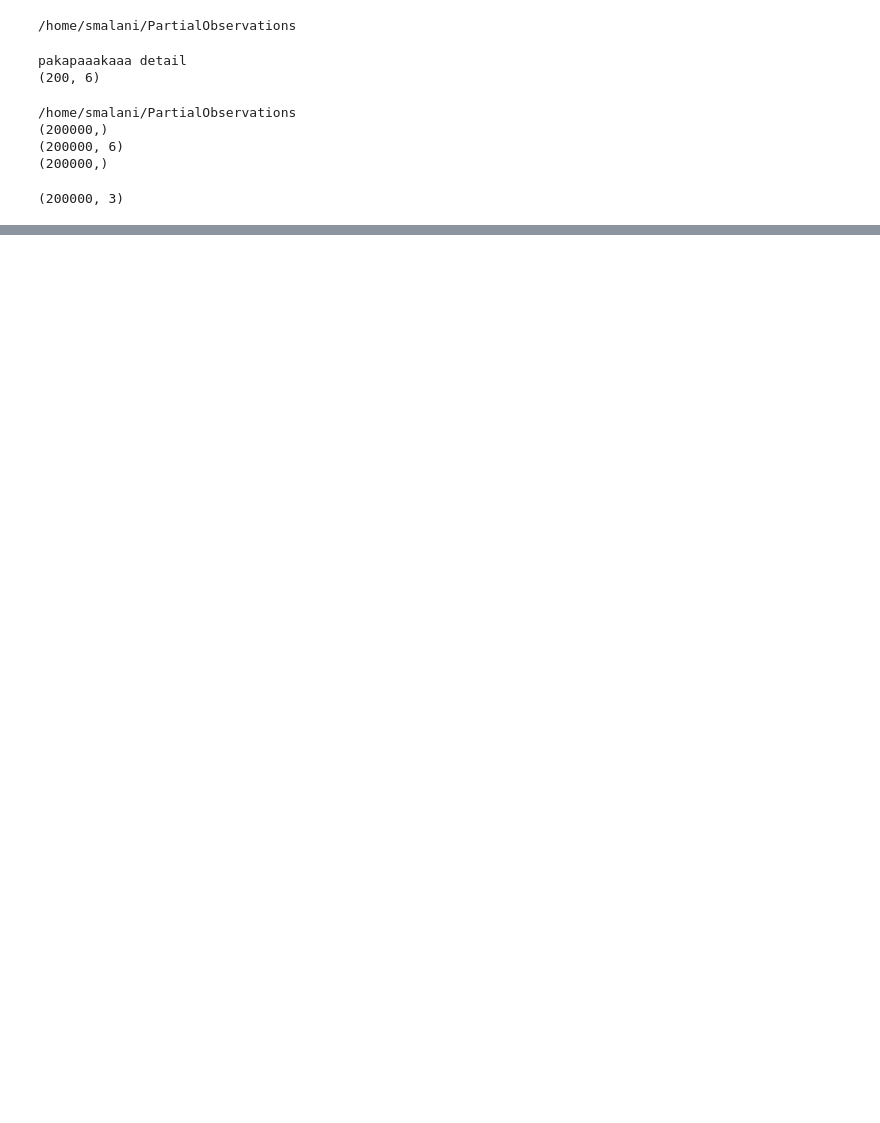
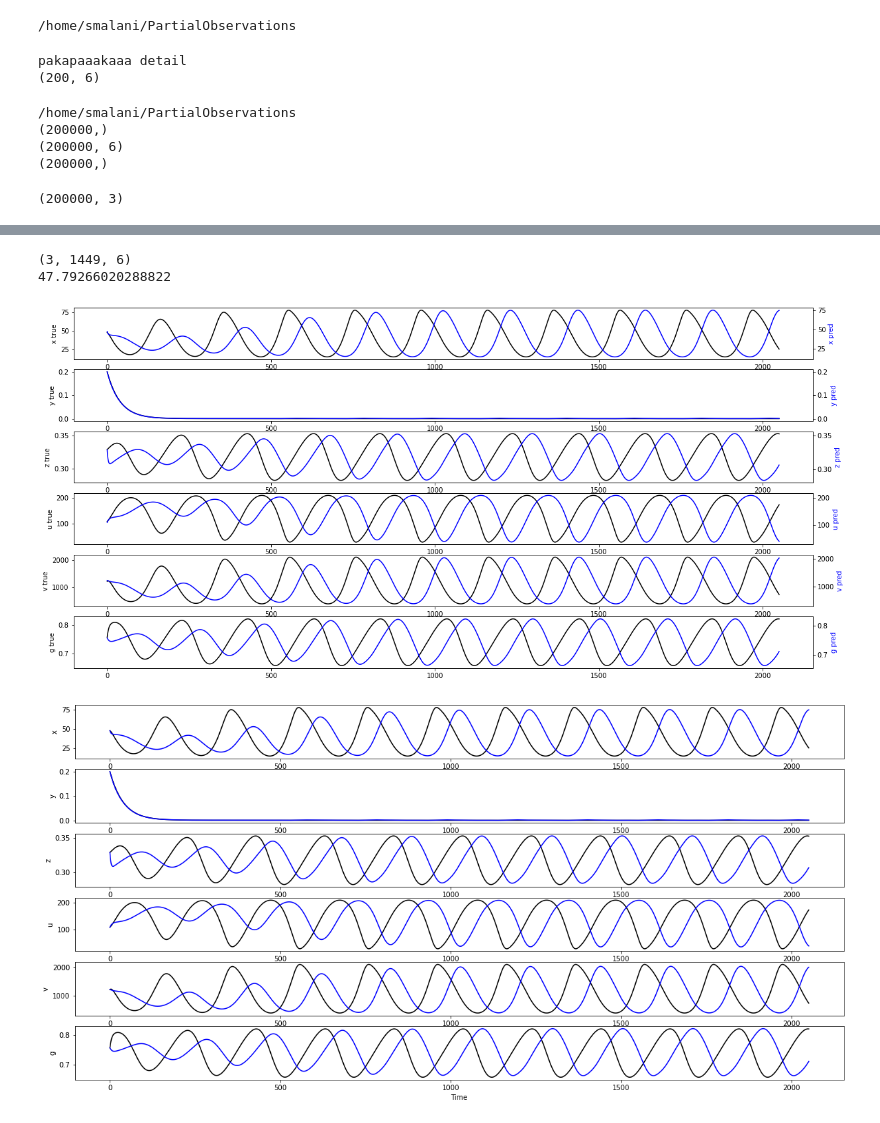
Before and after one commit to saurabhmalani1994/PartialObservations, a Jupyter notebook: Untitled.ipynb, the cells around one changed output, grey strips where cells are left out. Cells and saved outputs as stored; diff of their text form; code cells hidden in the pictures; blank space fills up the shorter version.

```diff
--- a/Untitled.ipynb
+++ b/Untitled.ipynb
@@ -488,6 +586,8 @@ print(config["DATA"]["X_SAMPLE_NUM"]*10)
 from scipy.integrate import solve_ivp
 
 import numpy as np
+
+index = 1
 
 
 def ode_NN_func(t,x,p):
@@ -495,44 +595,50 @@ def ode_NN_func(t,x,p):
     p_in = torch.tensor(p).reshape((-1,1)).to(network.device)
     return network.output(x_in, p_in).cpu().detach().numpy()
 
-sol_pred = solve_ivp(ode_NN_func, y0=dataset_train.x[0,0,:],
-                t_span=[dataset_train.full_times_arr[0][0],dataset_train.full_times_arr[0][-1]],
-                args=(dataset_train.p[[0],[0],[0]],),
+sol_pred = solve_ivp(ode_NN_func, y0=dataset_train.x[index,0,:],
+                t_span=[dataset_train.full_times_arr[index][0],dataset_train.full_times_arr[index][-1]],
+                args=(dataset_train.p[[index],[0],[0]],),
                 rtol=1e-10, atol=1e-10)
 
 print(dataset_train.x.shape)
-a,b,c,d,e,f = dataset_train.x[0,0,:]
+a,b,c,d,e,f = dataset_train.x[index,0,:]
 
 print(a)
 
-sol_true = solve_ivp(ode_fun, y0=dataset_train.x[0,0,:],
-                t_span=[dataset_train.full_times_arr[0][0],dataset_train.full_times_arr[0][-1]],
-                args=(par_fun(D=1/dataset_train.p[[0],[0],[0]], sf=2.5),),
+sol_true = solve_ivp(ode_fun, y0=dataset_train.x[index,0,:],
+                t_span=[dataset_train.full_times_arr[index][0],dataset_train.full_times_arr[index][-1]],
+                args=(par_fun(D=1/dataset_train.p[[index],[0],[0]], sf=2.5),),
                 rtol=1e-10, atol=1e-10)
+# %% [output]
+(3, 1449, 6)
+47.79266020288822
 # %%
 plt.figure(figsize=(20,10))
 labels = ['x', 'y', 'z', 'u', 'v', 'g']
 for i in range(6):
     ax = plt.subplot(int(str(61) + str(i+1)))
-    ax.plot(sol_true.t, sol_true.y[i,:], 'b')
-    ax.set_ylabel(labels[i] + ' true', color='b')
+    ax.plot(sol_true.t, sol_true.y[i,:], 'k')
+    ax.set_ylabel(labels[i] + ' true', color='k')
     ax2 = ax.twinx()
-    ax2.plot(sol_pred.t, sol_pred.y[i,:], 'k')
-    ax2.set_ylabel(labels[i] + ' pred', color='k')
+    ax2.plot(sol_pred.t, sol_pred.y[i,:], 'b')
+    ax2.set_ylabel(labels[i] + ' pred', color='b')
 plt.xlabel('Time')
 plt.show()
 
 plt.figure(figsize=(20,10))
 labels = ['x', 'y', 'z', 'u', 'v', 'g']
 for i in range(6):
     ax = plt.subplot(int(str(61) + str(i+1)))
-    ax.plot(sol_true.t, sol_true.y[i,:], 'b')
-    ax.set_ylabel(labels[i], color='b')
+    ax.plot(sol_true.t, sol_true.y[i,:], 'k')
+    ax.set_ylabel(labels[i], color='k')
     # ax2 = ax.twinx()
-    ax.plot(sol_pred.t, sol_pred.y[i,:], 'k')
+    ax.plot(sol_pred.t, sol_pred.y[i,:], 'b')
     # ax.set_ylabel(labels[i] + ' pred', color='k')
 plt.xlabel('Time')
 plt.show()
+# %% [output]
+[figure, added]
+[figure, added]
 # %%
 from sklearn.metrics import r2_score
 
```
Also changed, not shown: parts of 15 cells of this notebook, 7 other files.
